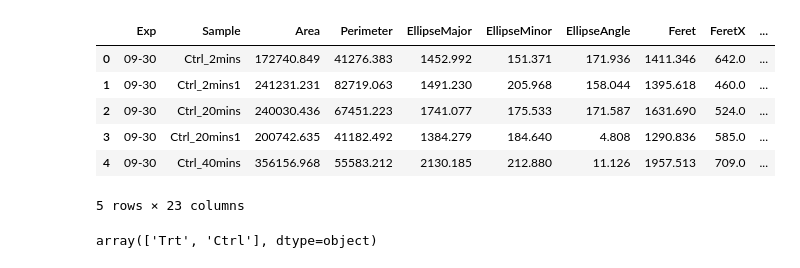
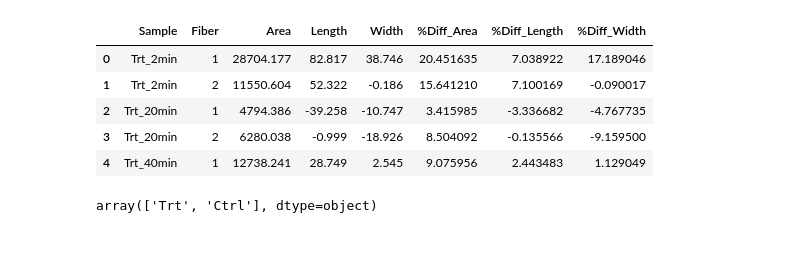
Before and after one commit to bunmiadejimi/Raman_Collagen, a Jupyter notebook: Image_Data_Analysis.ipynb, the cells around one changed output. Cells and saved outputs as stored; diff of their text form; code cells hidden in the pictures.

```diff
--- a/Image_Data_Analysis.ipynb
+++ b/Image_Data_Analysis.ipynb
@@ -1,22 +1,21 @@
 # %%
 import numpy as np
 import pandas as pd
 import matplotlib.pyplot as plt
 from scipy.stats import f_oneway, norm, shapiro
 from statsmodels.stats.multicomp import pairwise_tukeyhsd
 
 import seaborn as sns
 
-df = pd.read_excel('R:\\Bunmi\\SHG_LIF_Files\\MaxProjFiberAnalysis1.xlsx', sheet_name='Fiji-diff')
+df = pd.read_excel('R:\\Bunmi\\SHG_LIF_Files\\MaxProjFiberAnalysis1.xlsx', sheet_name='1204_%Diff1')
 df.head()
 # %% [output]
-|  | Exp | Sample | Area | Perimeter | EllipseMajor | EllipseMinor | EllipseAngle | Feret | FeretX | ... |
-| 0 | 09-30 | Ctrl_2mins | 172740.849 | 41276.383 | 1452.992 | 151.371 | 171.936 | 1411.346 | 642.0 | ... |
-| 1 | 09-30 | Ctrl_2mins1 | 241231.231 | 82719.063 | 1491.230 | 205.968 | 158.044 | 1395.618 | 460.0 | ... |
-| 2 | 09-30 | Ctrl_20mins | 240030.436 | 67451.223 | 1741.077 | 175.533 | 171.587 | 1631.690 | 524.0 | ... |
-| 3 | 09-30 | Ctrl_20mins1 | 200742.635 | 41182.492 | 1384.279 | 184.640 | 4.808 | 1290.836 | 585.0 | ... |
-| 4 | 09-30 | Ctrl_40mins | 356156.968 | 55583.212 | 2130.185 | 212.880 | 11.126 | 1957.513 | 709.0 | ... |
+|  | Sample | Fiber | Area | Length | Width | %Diff_Area | %Diff_Length | %Diff_Width |
+| 0 | Trt_2min | 1 | 28704.177 | 82.817 | 38.746 | 20.451635 | 7.038922 | 17.189046 |
+| 1 | Trt_2min | 2 | 11550.604 | 52.322 | -0.186 | 15.641210 | 7.100169 | -0.090017 |
+| 2 | Trt_20min | 1 | 4794.386 | -39.258 | -10.747 | 3.415985 | -3.336682 | -4.767735 |
+| 3 | Trt_20min | 2 | 6280.038 | -0.999 | -18.926 | 8.504092 | -0.135566 | -9.159500 |
+| 4 | Trt_40min | 1 | 12738.241 | 28.749 | 2.545 | 9.075956 | 2.443483 | 1.129049 |
-5 rows × 23 columns
 # %%
 df[(df['Exp'] == '10-02')]['trt'].unique()
 # %% [output]
```
Also changed, not shown: parts of 13 cells of this notebook.
